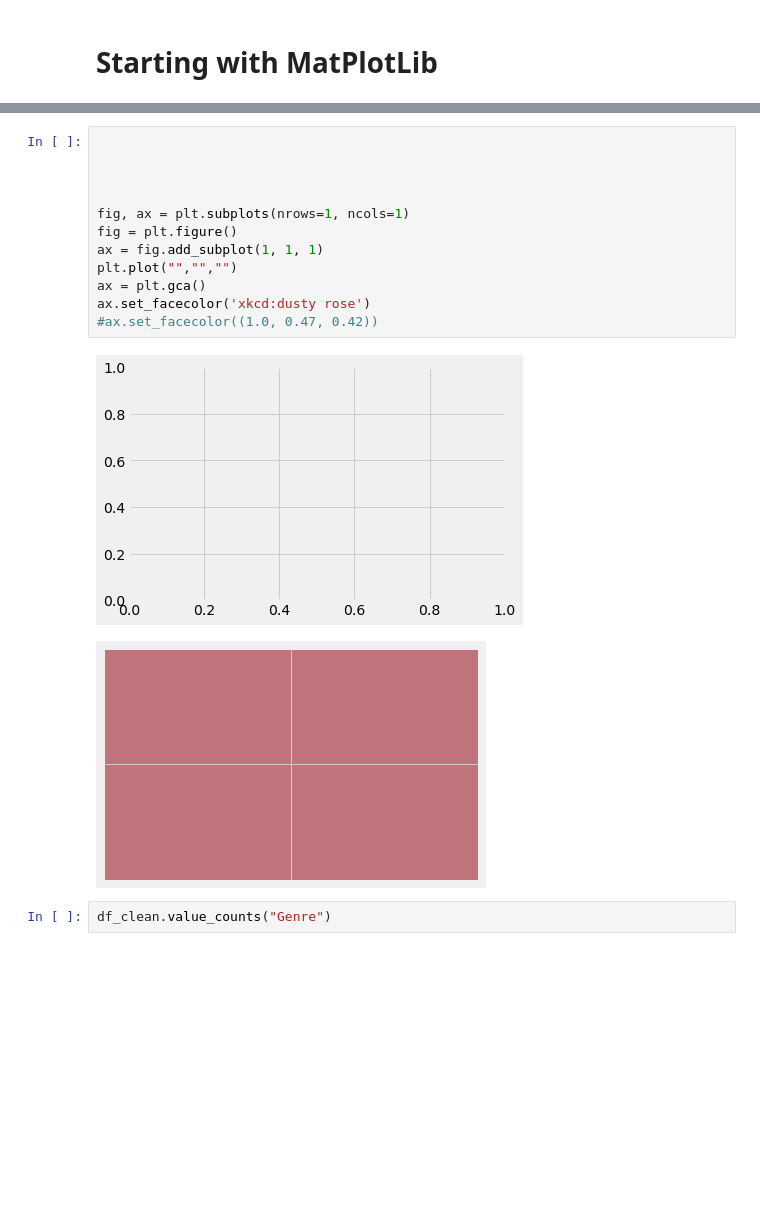
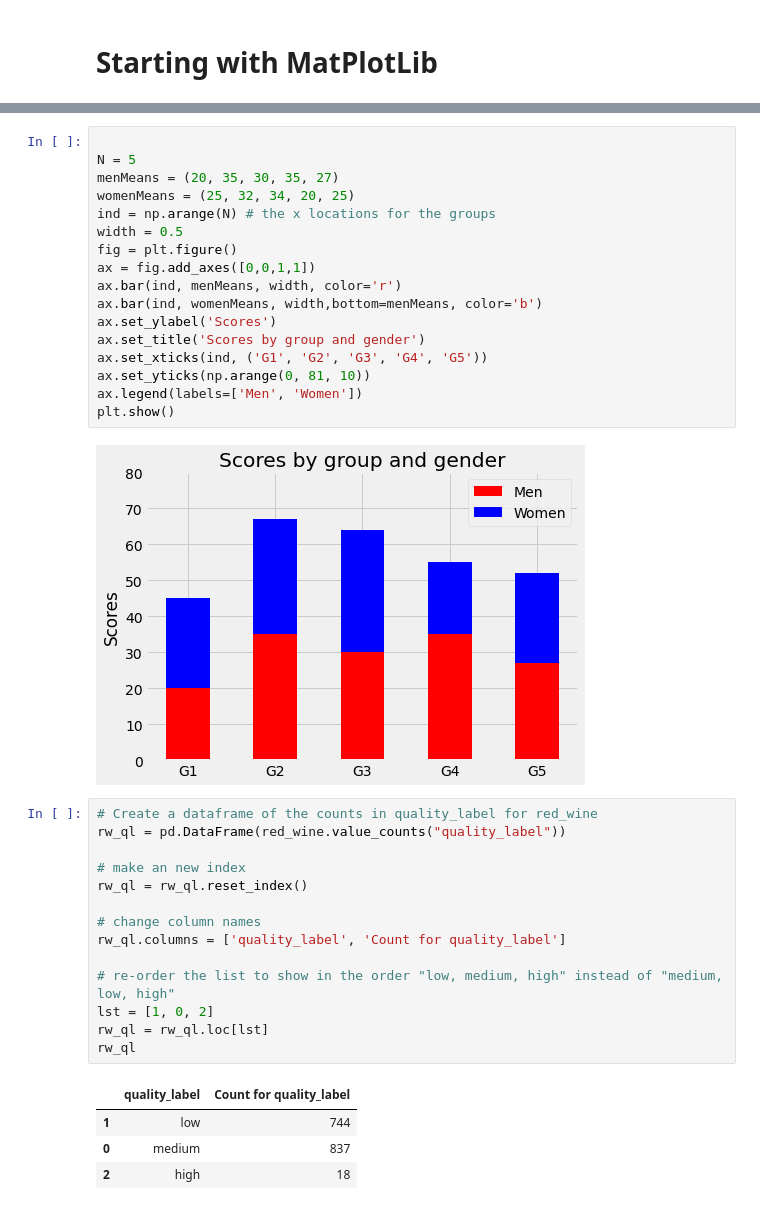
Before and after one commit to arjunpsk/BlueBerry-Winery, a Jupyter notebook: BlueBerry Winery.ipynb, the cells around one changed output, grey strips where cells are left out. Drawn from its saved outputs; the diff is of its cells as text; blank space fills up the shorter version.

```diff
--- a/BlueBerry Winery.ipynb
+++ b/BlueBerry Winery.ipynb
@@ -388,17 +391,38 @@ plt.show()
-# %%
-
-
-
-
-fig, ax = plt.subplots(nrows=1, ncols=1)
-fig = plt.figure()
-ax = fig.add_subplot(1, 1, 1)
-plt.plot("","","")
-ax = plt.gca()
-ax.set_facecolor('xkcd:dusty rose')
-#ax.set_facecolor((1.0, 0.47, 0.42))
-# %% [output]
-[figure, removed]
-[figure, removed]
-# %%
-df_clean.value_counts("Genre")
+# %%
+
+N = 5
+menMeans = (20, 35, 30, 35, 27)
+womenMeans = (25, 32, 34, 20, 25)
+ind = np.arange(N) # the x locations for the groups
+width = 0.5
+fig = plt.figure()
+ax = fig.add_axes([0,0,1,1])
+ax.bar(ind, menMeans, width, color='r')
+ax.bar(ind, womenMeans, width,bottom=menMeans, color='b')
+ax.set_ylabel('Scores')
+ax.set_title('Scores by group and gender')
+ax.set_xticks(ind, ('G1', 'G2', 'G3', 'G4', 'G5'))
+ax.set_yticks(np.arange(0, 81, 10))
+ax.legend(labels=['Men', 'Women'])
+plt.show()
+# %% [output]
+[figure, added]
+# %%
+# Create a dataframe of the counts in quality_label for red_wine
+rw_ql = pd.DataFrame(red_wine.value_counts("quality_label"))
+
+# make an new index
+rw_ql = rw_ql.reset_index()
+
+# change column names
+rw_ql.columns = ['quality_label', 'Count for quality_label']
+
+# re-order the list to show in the order "low, medium, high" instead of "medium, low, high"
+lst = [1, 0, 2]
+rw_ql = rw_ql.loc[lst]
+rw_ql
+# %% [output]
+|  | quality_label | Count for quality_label |
+| 1 | low | 744 |
+| 0 | medium | 837 |
+| 2 | high | 18 |
```
Also changed, not shown: parts of 19 cells of this notebook.
